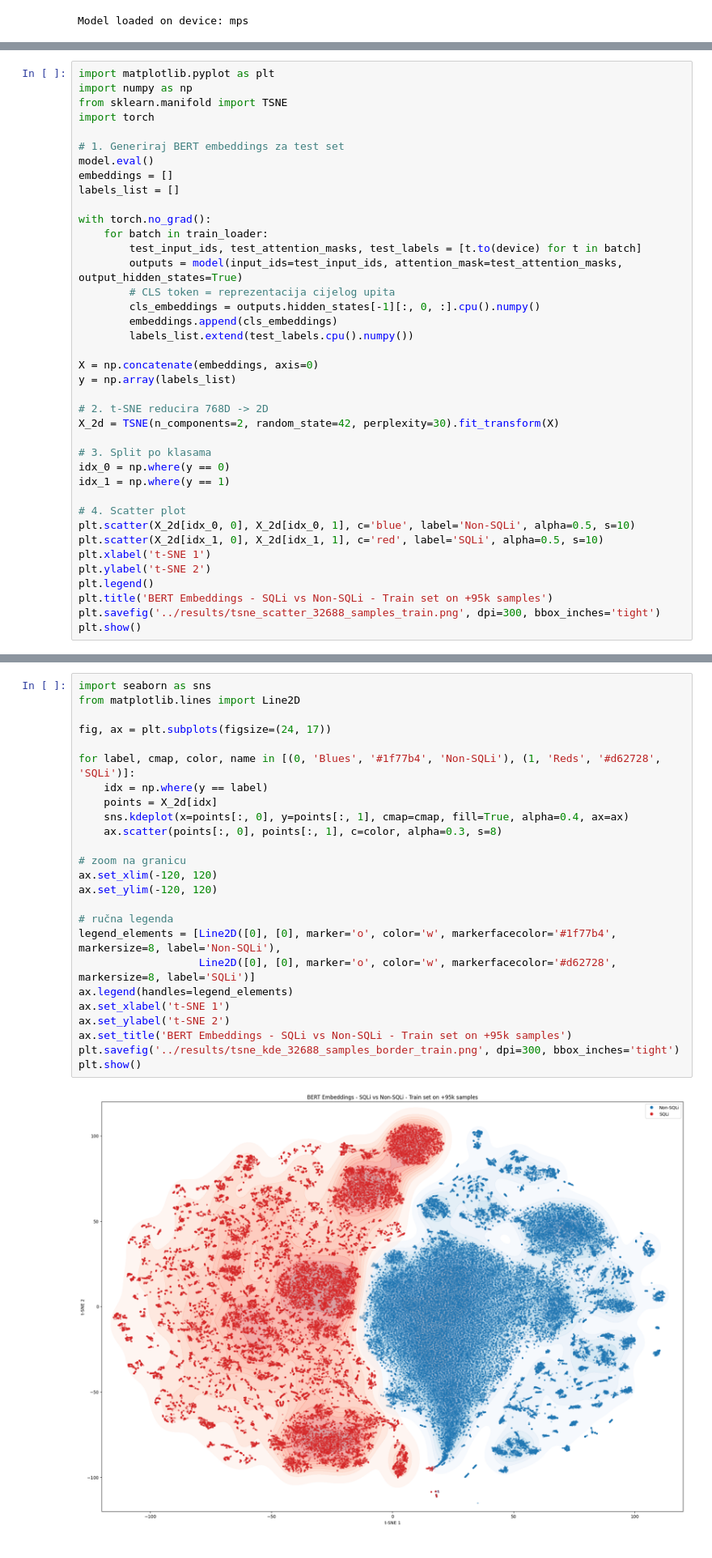
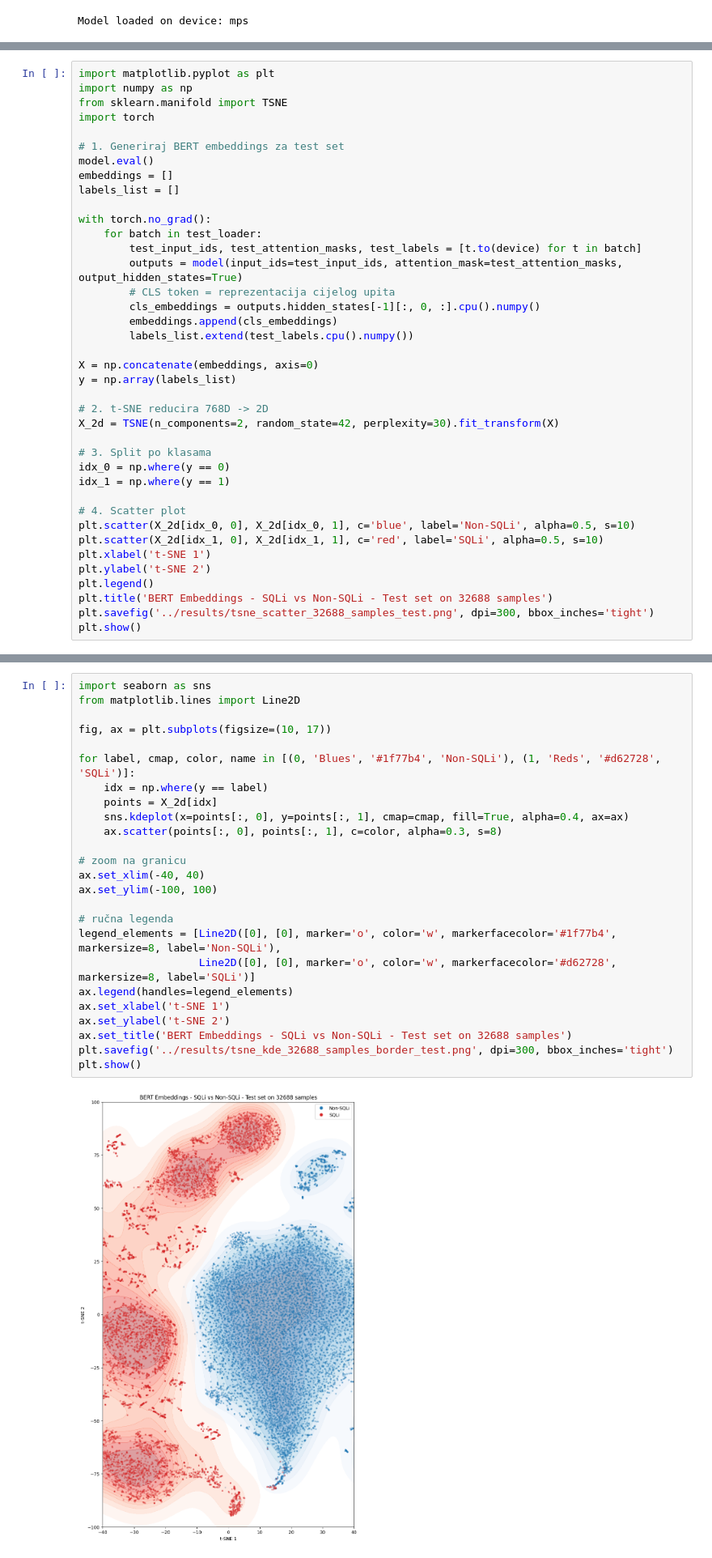
Before and after one commit to viserionnina/bert-sqli-detection, a Jupyter notebook: notebooks/training.ipynb, the cells around one changed output, grey strips where cells are left out. Shown at 81% size. Drawn from its saved outputs; the diff is of its cells as text.

Commit message:
Visualizing dataset and cleaning up

```diff
--- a/notebooks/training.ipynb
+++ b/notebooks/training.ipynb
@@ -686,7 +686,7 @@ embeddings = []
 labels_list = []
 
 with torch.no_grad():
-    for batch in train_loader:
+    for batch in test_loader:
         test_input_ids, test_attention_masks, test_labels = [t.to(device) for t in batch]
         outputs = model(input_ids=test_input_ids, attention_mask=test_attention_masks, output_hidden_states=True)
         # CLS token = reprezentacija cijelog upita
@@ -710,7 +710,7 @@ plt.scatter(X_2d[idx_1, 0], X_2d[idx_1, 1], c='red', label='SQLi', alpha=0.5, s=
 plt.xlabel('t-SNE 1')
 plt.ylabel('t-SNE 2')
 plt.legend()
-plt.title('BERT Embeddings - SQLi vs Non-SQLi - Train set on +95k samples')
-plt.savefig('../results/tsne_scatter_32688_samples_train.png', dpi=300, bbox_inches='tight')
+plt.title('BERT Embeddings - SQLi vs Non-SQLi - Test set on 32688 samples')
+plt.savefig('../results/tsne_scatter_32688_samples_test.png', dpi=300, bbox_inches='tight')
 plt.show()
 # %% [output]
@@ -718,30 +718,30 @@ plt.show()
 # %%
 import seaborn as sns
 from matplotlib.lines import Line2D
 
-fig, ax = plt.subplots(figsize=(24, 17))
+fig, ax = plt.subplots(figsize=(10, 17))
 
 for label, cmap, color, name in [(0, 'Blues', '#1f77b4', 'Non-SQLi'), (1, 'Reds', '#d62728', 'SQLi')]:
     idx = np.where(y == label)
     points = X_2d[idx]
     sns.kdeplot(x=points[:, 0], y=points[:, 1], cmap=cmap, fill=True, alpha=0.4, ax=ax)
     ax.scatter(points[:, 0], points[:, 1], c=color, alpha=0.3, s=8)
 
 # zoom na granicu
-ax.set_xlim(-120, 120)
-ax.set_ylim(-120, 120)
+ax.set_xlim(-40, 40)
+ax.set_ylim(-100, 100)
 
 # ručna legenda
 legend_elements = [Line2D([0], [0], marker='o', color='w', markerfacecolor='#1f77b4', markersize=8, label='Non-SQLi'),
                    Line2D([0], [0], marker='o', color='w', markerfacecolor='#d62728', markersize=8, label='SQLi')]
 ax.legend(handles=legend_elements)
 ax.set_xlabel('t-SNE 1')
 ax.set_ylabel('t-SNE 2')
-ax.set_title('BERT Embeddings - SQLi vs Non-SQLi - Train set on +95k samples')
-plt.savefig('../results/tsne_kde_32688_samples_border_train.png', dpi=300, bbox_inches='tight')
+ax.set_title('BERT Embeddings - SQLi vs Non-SQLi - Test set on 32688 samples')
+plt.savefig('../results/tsne_kde_32688_samples_border_test.png', dpi=300, bbox_inches='tight')
 plt.show()
 # %% [output]
-[figure, old version]
+[figure, new version]
 # %% [markdown]
 Na 2000:
 Crveni mali klaster (gore ~-10, 40) — SQLi upiti koji su strukturno drugačiji od glavne grupe, npr. drugačiji tip napada (blind SQLi, time-based, itd.)
```
Also changed, not shown: parts of 2 cells of this notebook, 4 other files.
